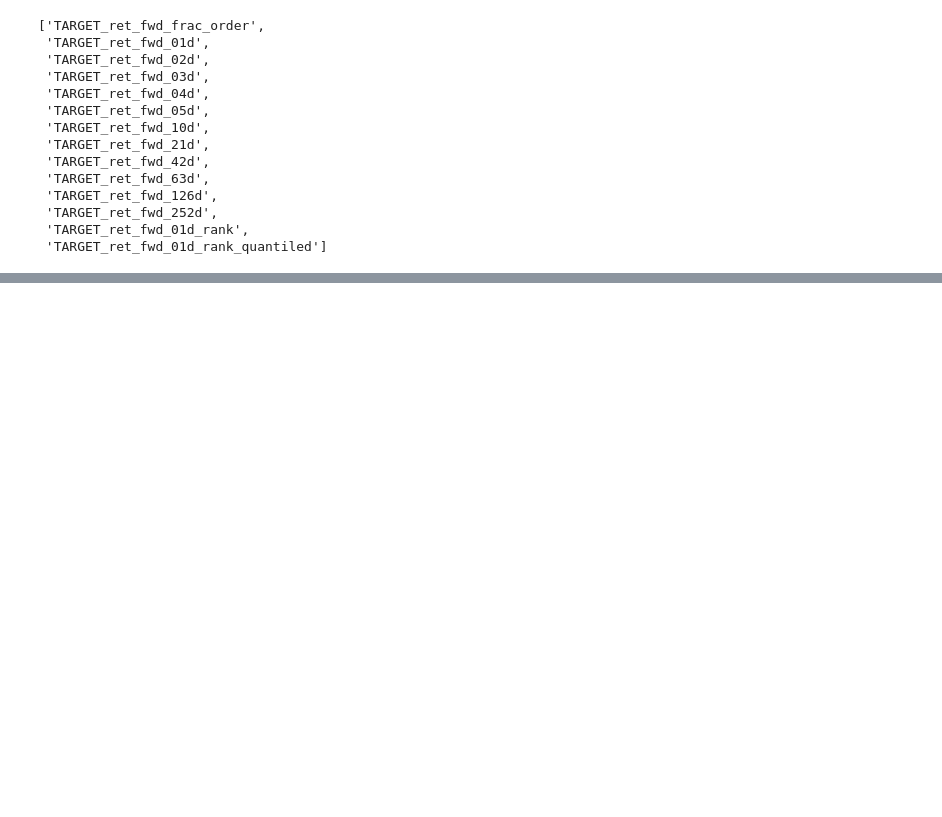
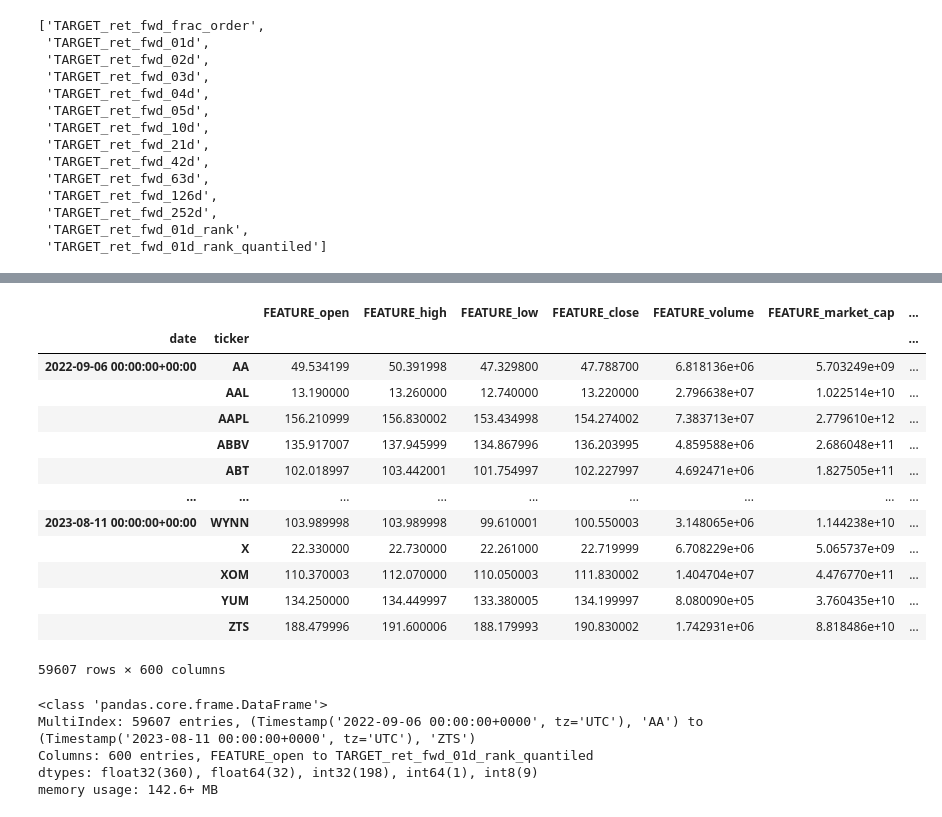
Before and after one commit to skhan61/QuantProject, a Jupyter notebook: notebook.ipynb, the cells around one changed output, grey strips where cells are left out. Saved outputs shown, nothing was run; the diff lists cells and outputs as text; code cells hidden in the pictures; blank space fills up the shorter version.

```diff
--- a/notebook.ipynb
+++ b/notebook.ipynb
@@ -209,0 +100,25 @@ Turnover Analysis
+# %%
+dataset_ranked
+# %% [output]
+|  |  | FEATURE_open | FEATURE_high | FEATURE_low | FEATURE_close | FEATURE_volume | FEATURE_market_cap | ... |
+| date | ticker |  |  |  |  |  |  | ... |
+| 2022-09-06 00:00:00+00:00 | AA | 49.534199 | 50.391998 | 47.329800 | 47.788700 | 6.818136e+06 | 5.703249e+09 | ... |
+|  | AAL | 13.190000 | 13.260000 | 12.740000 | 13.220000 | 2.796638e+07 | 1.022514e+10 | ... |
+|  | AAPL | 156.210999 | 156.830002 | 153.434998 | 154.274002 | 7.383713e+07 | 2.779610e+12 | ... |
+|  | ABBV | 135.917007 | 137.945999 | 134.867996 | 136.203995 | 4.859588e+06 | 2.686048e+11 | ... |
+|  | ABT | 102.018997 | 103.442001 | 101.754997 | 102.227997 | 4.692471e+06 | 1.827505e+11 | ... |
+| ... | ... | ... | ... | ... | ... | ... | ... | ... |
+| 2023-08-11 00:00:00+00:00 | WYNN | 103.989998 | 103.989998 | 99.610001 | 100.550003 | 3.148065e+06 | 1.144238e+10 | ... |
+|  | X | 22.330000 | 22.730000 | 22.261000 | 22.719999 | 6.708229e+06 | 5.065737e+09 | ... |
+|  | XOM | 110.370003 | 112.070000 | 110.050003 | 111.830002 | 1.404704e+07 | 4.476770e+11 | ... |
+|  | YUM | 134.250000 | 134.449997 | 133.380005 | 134.199997 | 8.080090e+05 | 3.760435e+10 | ... |
+|  | ZTS | 188.479996 | 191.600006 | 188.179993 | 190.830002 | 1.742931e+06 | 8.818486e+10 | ... |
+59607 rows × 600 columns
+# %%
+dataset_ranked.info()
+# %% [output]
+<class 'pandas.core.frame.DataFrame'>
+MultiIndex: 59607 entries, (Timestamp('2022-09-06 00:00:00+0000', tz='UTC'), 'AA') to (Timestamp('2023-08-11 00:00:00+0000', tz='UTC'), 'ZTS')
+Columns: 600 entries, FEATURE_open to TARGET_ret_fwd_01d_rank_quantiled
+dtypes: float32(360), float64(32), int32(198), int64(1), int8(9)
+memory usage: 142.6+ MB
```
Also changed, not shown: parts of 8 cells of this notebook, 6 other files.
